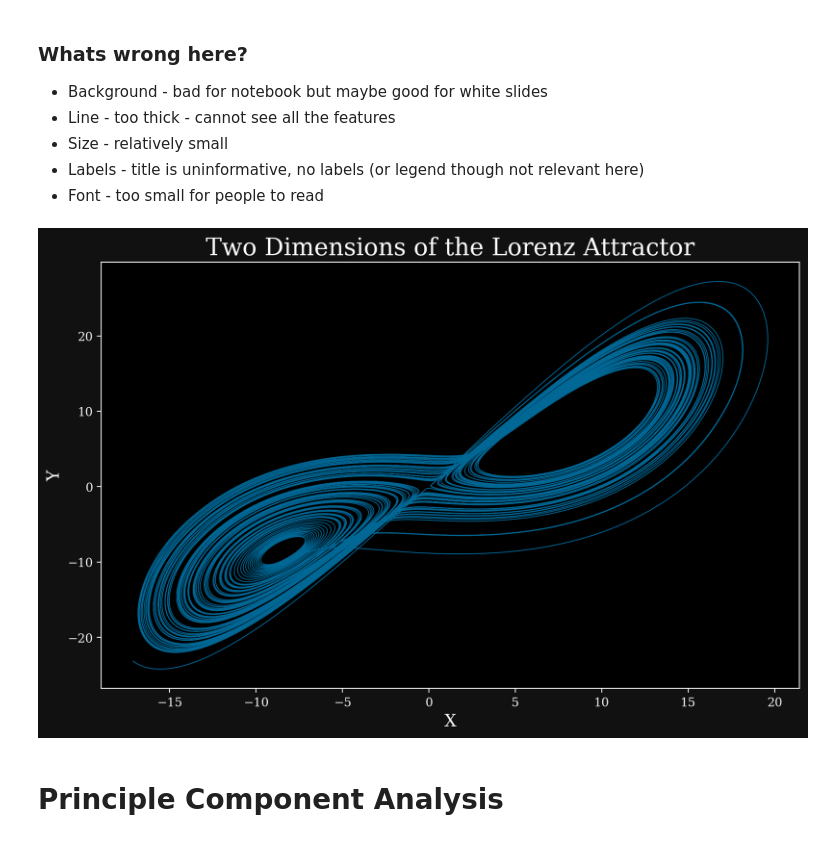
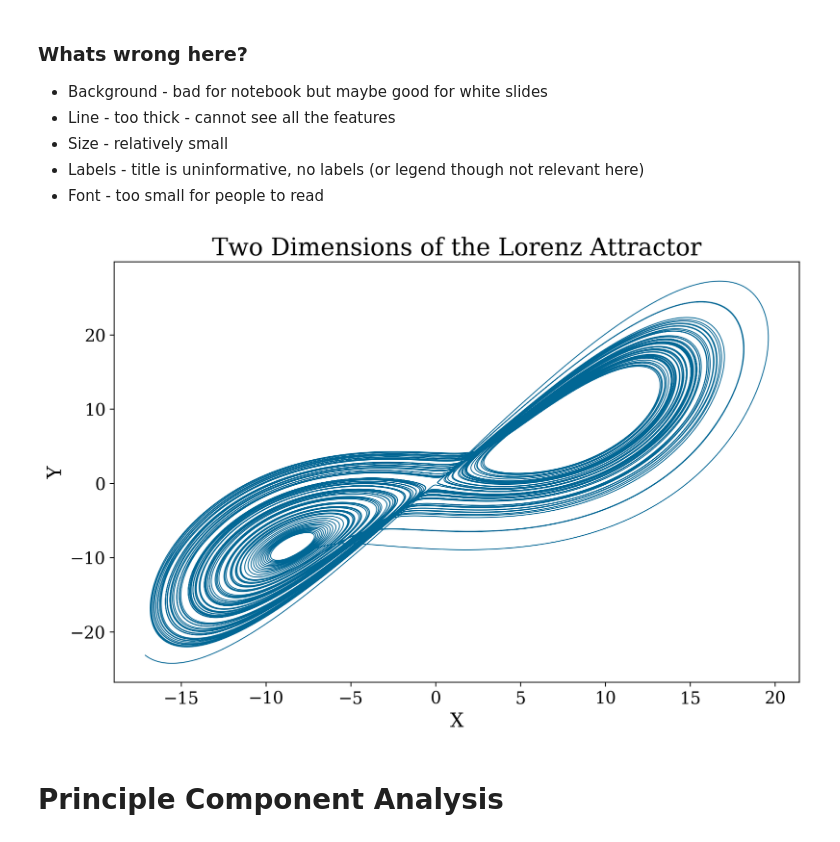
Before and after one commit to Hekstra-Lab/scientific-python-bootcamp, a Jupyter notebook: day3/day3.ipynb, the cells around one changed output. Cells and saved outputs as stored; diff of their text form; code cells hidden in the pictures.

```diff
--- a/day3/day3.ipynb
+++ b/day3/day3.ipynb
@@ -55,22 +61,33 @@ mpl.rc("font", family = "serif") #Serif font in matplotlib
 mpl.rc("figure",figsize=(9,6)) #Increase default figure size
 %config InlineBackend.figure_format = 'retina' #Render the plots more nicely
 
+# FOR JUPYTER DARK THEME
 #the below make plots look better if youre using the dark theme for jupyter
-mpl.style.use('dark_background') #Use a dark background for matplotlib figures
-plt.rcParams.update({"figure.facecolor": "111111", #show figures here with a matching background
-                     "savefig.facecolor": "212121"}) #save figures with the color of google slides "Simple Dark" Theme
+# mpl.style.use('dark_background') #Use a dark background for matplotlib figures
+# plt.rcParams.update({"figure.facecolor": "111111", #show figures here with a matching background
+#                      "savefig.facecolor": "212121"}) #save figures with the color of google slides "Simple Dark" Theme
 # %%
 #improved version
 plt.figure(figsize=(9,6))#arguments are width and height in inches
 plt.plot(lorenz_sol.y[0], lorenz_sol.y[1], linewidth = .75, color='xkcd:peacock blue') #make line narrow to show all features. For simple plots they should be thicker.
 plt.title('Two Dimensions of the Lorenz Attractor',fontsize=20)
-plt.xlabel('X',fontsize=14)
-plt.ylabel('Y', fontsize=14)
+plt.xlabel('X',fontsize=16)
+plt.ylabel('Y', fontsize=16)
+
+# set size of numbers on axes
+# solution based on: https://stackoverflow.com/a/49930580/835607
+ax = plt.gca()
+ax.xaxis.set_tick_params(labelsize=14)
+ax.yaxis.set_tick_params(labelsize=14)
+
+# crop annoying white space when you save the figure
 plt.tight_layout()
+
+#save the figure
 plt.savefig('good_plot1.png',dpi=200)
 plt.show()
 # %% [output]
-[figure, old version]
+[figure, new version]
 # %% [markdown]
 # Principle Component Analysis
 # %%
```
Also changed, not shown: parts of 41 cells of this notebook.
